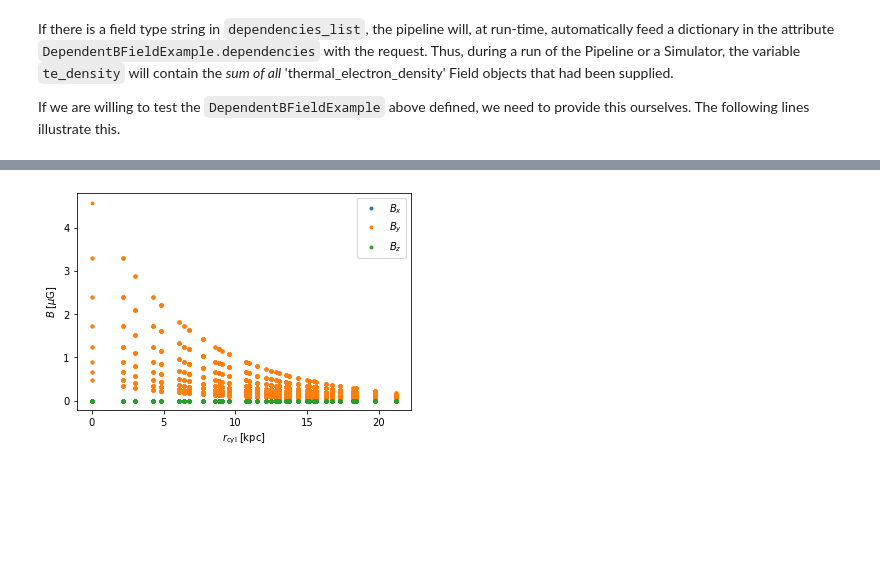
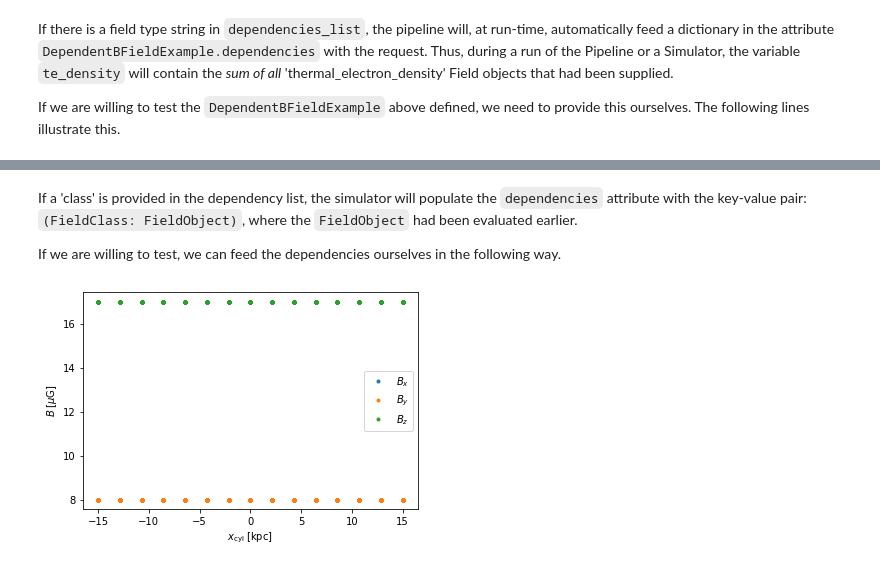
Before and after one commit to IMAGINE-Consortium/imagine, a Jupyter notebook: tutorials/tutorial_fields.ipynb, the cells around one changed output, grey strips where cells are left out. Saved outputs shown, nothing was run; the diff lists cells and outputs as text; code cells hidden in the pictures; blank space fills up the shorter version.

Commit message:
Updates fields tutorial.

```diff
--- a/tutorials/tutorial_fields.ipynb
+++ b/tutorials/tutorial_fields.ipynb
@@ -361,0 +344,3 @@ dummy.data
+# %%
+for i in range(4):
+    print(dummy.get_data(i))
@@ -512,8 +502,8 @@ import astropy.constants as c
 gauss_conversion = u.gauss/(np.sqrt(1*u.g/u.cm**3)*u.cm/u.s)
 
 class DependentBFieldExample(MagneticField):
-    """Example: constant magnetic field"""
-    field_name = 'constantB'
+    """Example: By depends on ne"""
+    field_name = 'By_Beq'
     stochastic_field = False
 
     @property
@@ -524,7 +514,7 @@ class DependentBFieldExample(MagneticField):
     def dependencies_list(self):
         return ['thermal_electron_density']
 
-    def get_field(self, seed):
+    def compute_field(self, seed):
         # Gets the thermal electron number density from another Field
         te_density = self.dependencies['thermal_electron_density']
 
@@ -553,0 +535,14 @@ And we can check whether things are as expected.
+# %%
+# Creates an instance
+dependent_field = DependentBFieldExample(cartesian_grid,
+                                         parameters={'v0': 10*u.km/u.s})
+
+dependent_field_data = dependent_field.get_data(i_realization=0,
+    dependencies={'thermal_electron_density': electron_distribution.get_data(i_realization=0)})
+
+for i, name in enumerate(['x','y','z']):
+    plt.plot(dependent_field.grid.r_cylindrical.ravel(),
+             dependent_field_data[...,i].ravel(), '.',
+             label='$B_{}$'.format(name))
+plt.xlabel(r'$r_{\rm cyl}\;[\rm kpc]$'); plt.ylabel(r'$B\;[\mu\rm G]$')
+plt.legend();
@@ -554,9 +618,24 @@ And we can check whether things are as expected.
+# %% [markdown]
+If a 'class' is provided in the dependency list, the simulator will populate the `dependencies` attribute with the key-value pair: `(FieldClass: FieldObject)`, where
+the `FieldObject` had been evaluated earlier.
+
+If we are willing to test, we can feed the dependencies ourselves in the following way.
+# %%
+# Initializes the instances
+ne_field = ConstantElectrons(cartesian_grid, parameters={'A': 64})
+dependent_field = ConstantDependentB(cartesian_grid)
+
+# Evaluates the ne_field
+ne_field_data = ne_field.get_data()
+# Evaluates the dependent B_field
+dependent_field_data = dependent_field.get_data(
+        dependencies={ConstantElectrons: ne_field})
 # %%
 for i, name in enumerate(['x','y','z']):
-    plt.plot(dependent_field.grid.r_cylindrical.ravel(),
-             dependent_field.data[0][...,i].ravel(), '.',
+    plt.plot(dependent_field.grid.x.ravel(),
+             dependent_field_data[...,i].ravel(), '.',
              label='$B_{}$'.format(name))
-plt.xlabel(r'$r_{\rm cyl}\;[\rm kpc]$'); plt.ylabel(r'$B\;[\mu\rm G]$')
+plt.xlabel(r'$x_{\rm cyl}\;[\rm kpc]$'); plt.ylabel(r'$B\;[\mu\rm G]$')
 plt.legend();
 # %% [output]
-[figure, old version]
+[figure, new version]
```
Also changed, not shown: parts of 24 cells of this notebook.
